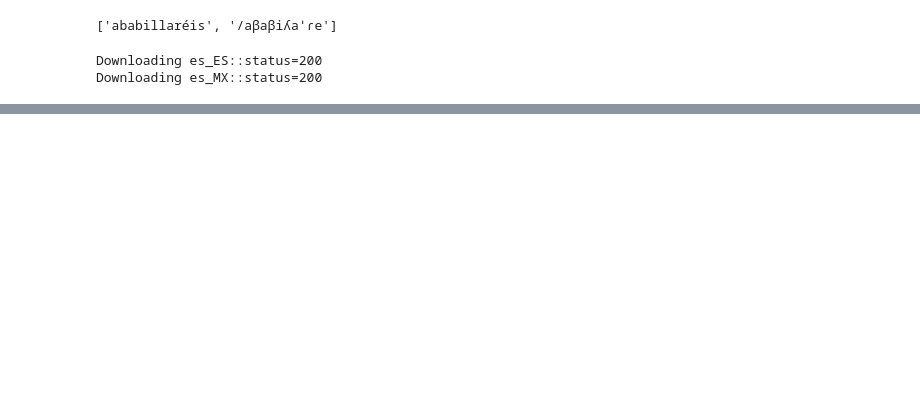
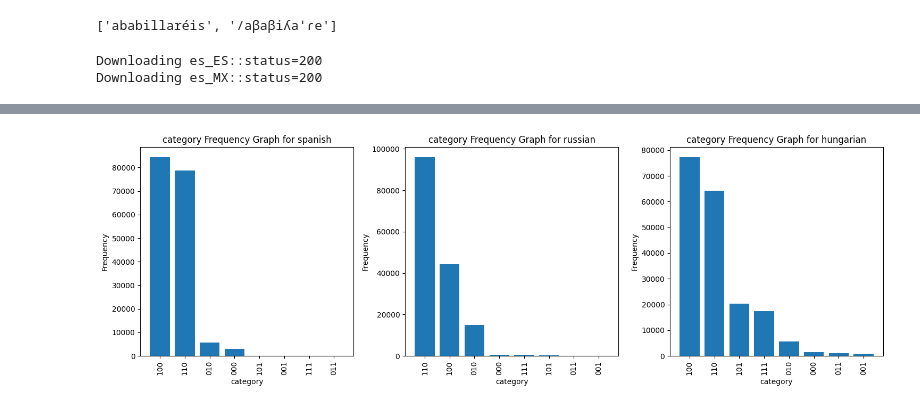
Before and after one commit to umoqnier/cl-2026-2-lab, a Jupyter notebook: practicas/LuisEnriqueFC/P1/Practica1.ipynb, the cells around one changed output, grey strips where cells are left out. Saved outputs shown, nothing was run; the diff lists cells and outputs as text; code cells hidden in the pictures; blank space fills up the shorter version.

```diff
--- a/practicas/LuisEnriqueFC/P1/Practica1.ipynb
+++ b/practicas/LuisEnriqueFC/P1/Practica1.ipynb
@@ -185,0 +585,11 @@ Adios 👋🏼
+# %%
+plt.figure(figsize=(15, 5)) # Ajusta el tamaño de la figura para que se vean bien horizontalmente
+plt.subplot(1,3,1)
+plot_histogram(df_spa, "category", "spanish")
+plt.subplot(1,3,2)
+plot_histogram(df_rus, "category", "russian")
+plt.subplot(1,3,3)
+plot_histogram(df_hun, "category", "hungarian")
+plt.show()
+# %% [output]
+[figure, added]
```
Also changed, not shown: parts of 21 cells of this notebook, 2 other files.
